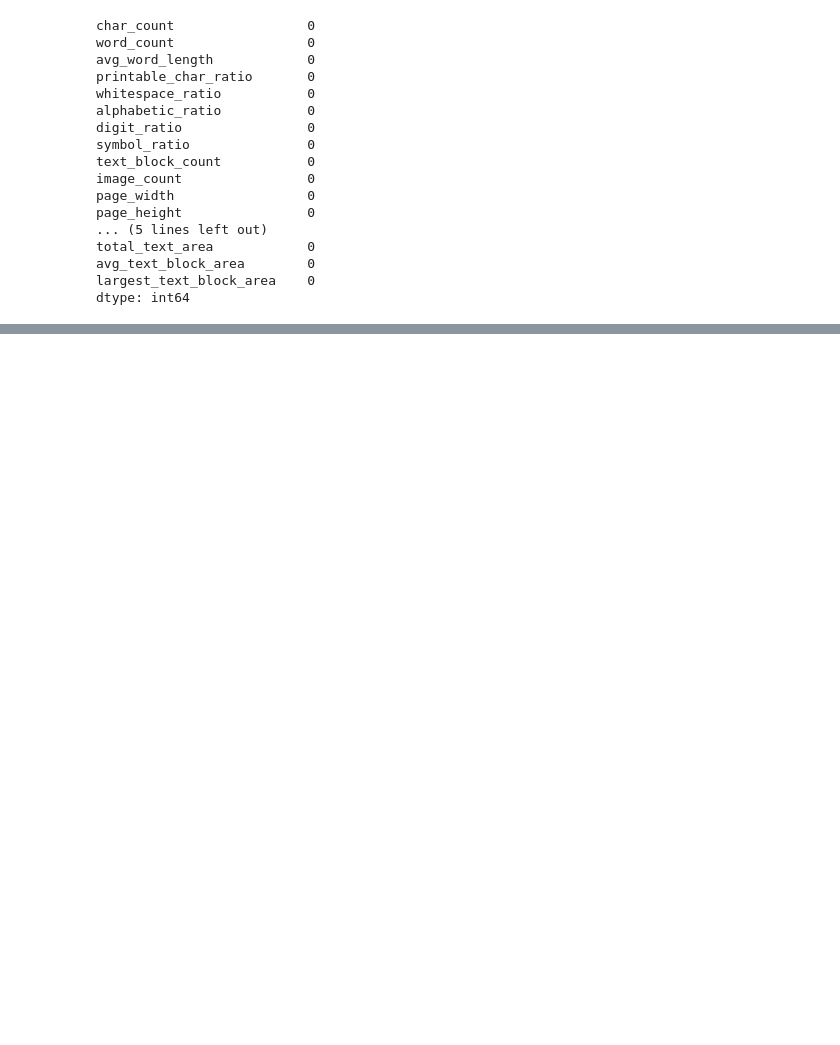
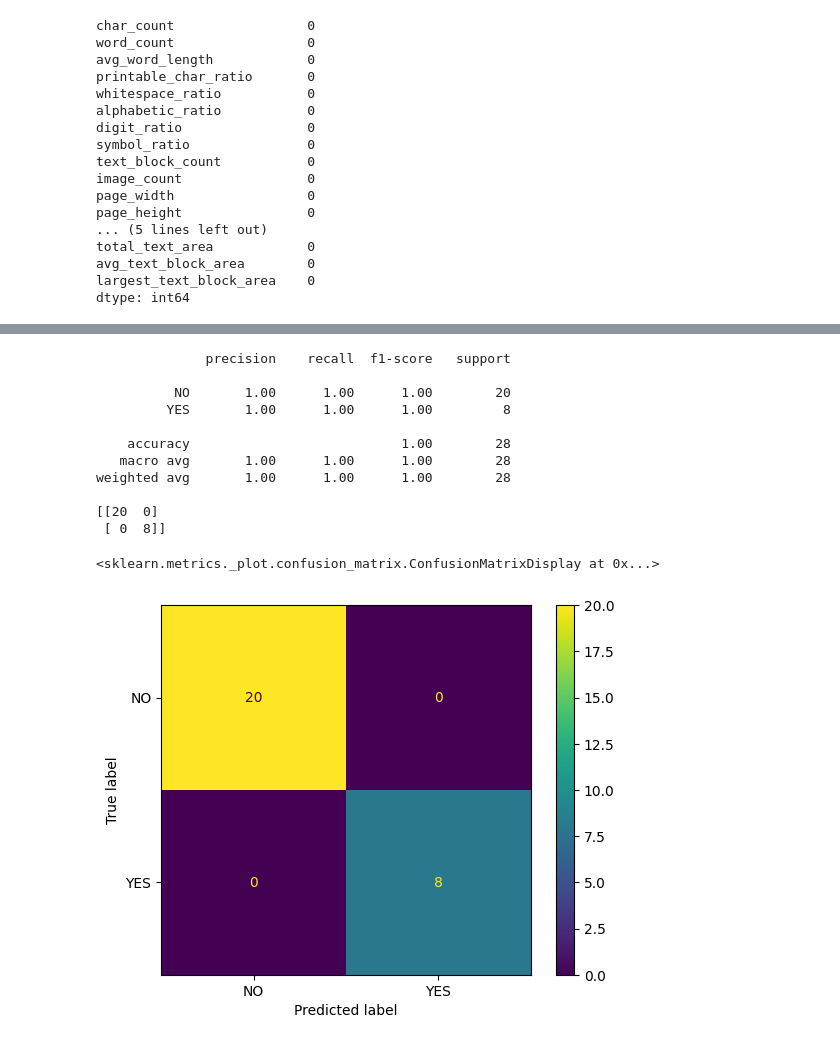
Before and after one commit to rudrark0109/DocuMindAI, a Jupyter notebook: notebooks/04_train_with_layout_features.ipynb, the cells around one changed output, grey strips where cells are left out. Saved outputs shown, nothing was run; the diff lists cells and outputs as text; code cells hidden in the pictures; blank space fills up the shorter version.

```diff
--- a/notebooks/04_train_with_layout_features.ipynb
+++ b/notebooks/04_train_with_layout_features.ipynb
@@ -221,0 +222,33 @@ Length: 3, dtype: str
+# %%
+rf_layout = RandomForestClassifier(
+    n_estimators=300,
+    max_depth=5,
+    class_weight="balanced",
+    random_state=42
+)
+
+rf_layout.fit(X_train, y_train)
+
+preds = rf_layout.predict(X_test)
+# %%
+print(classification_report(y_test, preds))
+
+cm = confusion_matrix(y_test, preds)
+
+print(cm)
+
+ConfusionMatrixDisplay.from_predictions(y_test, preds)
+# %% [output]
+              precision    recall  f1-score   support
+
+          NO       1.00      1.00      1.00        20
+         YES       1.00      1.00      1.00         8
+
+    accuracy                           1.00        28
+   macro avg       1.00      1.00      1.00        28
+weighted avg       1.00      1.00      1.00        28
+
+[[20  0]
+ [ 0  8]]
+<sklearn.metrics._plot.confusion_matrix.ConfusionMatrixDisplay at 0x...>
+[figure, added]
```
Also changed, not shown: parts of 7 cells of this notebook, 6 other files.
